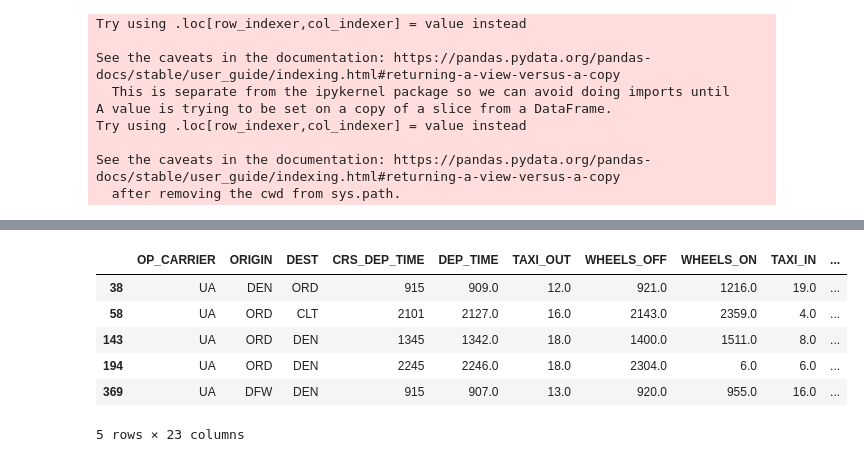
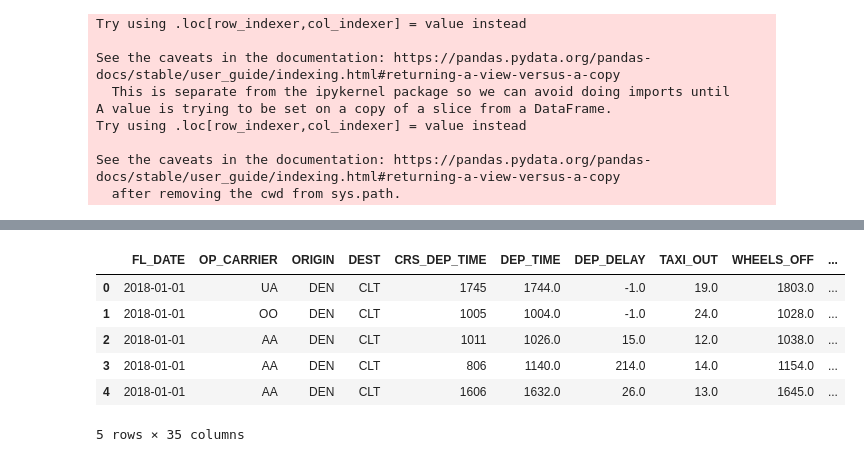
Before and after one commit to shriparna/FlightAhead, a Jupyter notebook: code/FlightDataPrepAjay.ipynb, the cells around one changed output, grey strips where cells are left out. Drawn from its saved outputs; the diff is of its cells as text; code cells hidden in the pictures.

```diff
--- a/code/FlightDataPrepAjay.ipynb
+++ b/code/FlightDataPrepAjay.ipynb
@@ -104,0 +139,3 @@ application_df_top10.head()
+# %%
+flight_data_df1=flight_data_df1.rename(columns={'PRCP':'ORIGIN_PRCP', 'SNOW':'ORIGIN_SNOW','SNWD':'ORIGIN_SNWD'})
+flight_data_df1.head()
@@ -104,0 +150,5 @@ application_df_top10.head()
+# %%
+flight_data_df1 = pd.merge(flight_data_df1,weather_df_clean, left_on=["FL_DATE","DEST"], right_on=["DATE","AIRPORT CODE"], how="inner")
+# %%
+flight_data_df1=flight_data_df1.rename(columns={'PRCP':'DEST_PRCP', 'SNOW':'DEST_SNOW','SNWD':'DEST_SNWD'})
+flight_data_df1.head()
@@ -104,0 +163,3 @@ application_df_top10.head()
+# %%
+flight_data_df1=flight_data_df1.drop(["AIRPORT CODE_x","DATE_x","AIRPORT CODE_y","DATE_y"],axis=1)
+flight_data_df1.head()
@@ -105,11 +174,11 @@ application_df_top10.head()
 # %%
-flight_data_df = application_df_top10.drop(["FL_DATE","OP_CARRIER_FL_NUM","CANCELLATION_CODE", "DEP_DELAY", "ARR_DELAY", "LATE_AIRCRAFT_DELAY","NAS_DELAY","Unnamed: 27"],axis=1)
+flight_data_df = flight_data_df1.drop(["OP_CARRIER_FL_NUM","CANCELLATION_CODE","Unnamed: 27"],axis=1)
 flight_data_df.head()
 # %% [output]
-|  | OP_CARRIER | ORIGIN | DEST | CRS_DEP_TIME | DEP_TIME | TAXI_OUT | WHEELS_OFF | WHEELS_ON | TAXI_IN | ... |
-| 38 | UA | DEN | ORD | 915 | 909.0 | 12.0 | 921.0 | 1216.0 | 19.0 | ... |
-| 58 | UA | ORD | CLT | 2101 | 2127.0 | 16.0 | 2143.0 | 2359.0 | 4.0 | ... |
-| 143 | UA | ORD | DEN | 1345 | 1342.0 | 18.0 | 1400.0 | 1511.0 | 8.0 | ... |
-| 194 | UA | ORD | DEN | 2245 | 2246.0 | 18.0 | 2304.0 | 6.0 | 6.0 | ... |
-| 369 | UA | DFW | DEN | 915 | 907.0 | 13.0 | 920.0 | 955.0 | 16.0 | ... |
+|  | FL_DATE | OP_CARRIER | ORIGIN | DEST | CRS_DEP_TIME | DEP_TIME | DEP_DELAY | TAXI_OUT | WHEELS_OFF | ... |
+| 0 | 2018-01-01 | UA | DEN | CLT | 1745 | 1744.0 | -1.0 | 19.0 | 1803.0 | ... |
+| 1 | 2018-01-01 | OO | DEN | CLT | 1005 | 1004.0 | -1.0 | 24.0 | 1028.0 | ... |
+| 2 | 2018-01-01 | AA | DEN | CLT | 1011 | 1026.0 | 15.0 | 12.0 | 1038.0 | ... |
+| 3 | 2018-01-01 | AA | DEN | CLT | 806 | 1140.0 | 214.0 | 14.0 | 1154.0 | ... |
+| 4 | 2018-01-01 | AA | DEN | CLT | 1606 | 1632.0 | 26.0 | 13.0 | 1645.0 | ... |
-5 rows × 23 columns
+5 rows × 35 columns
```
Also changed, not shown: parts of 40 cells of this notebook, 4 other files.
